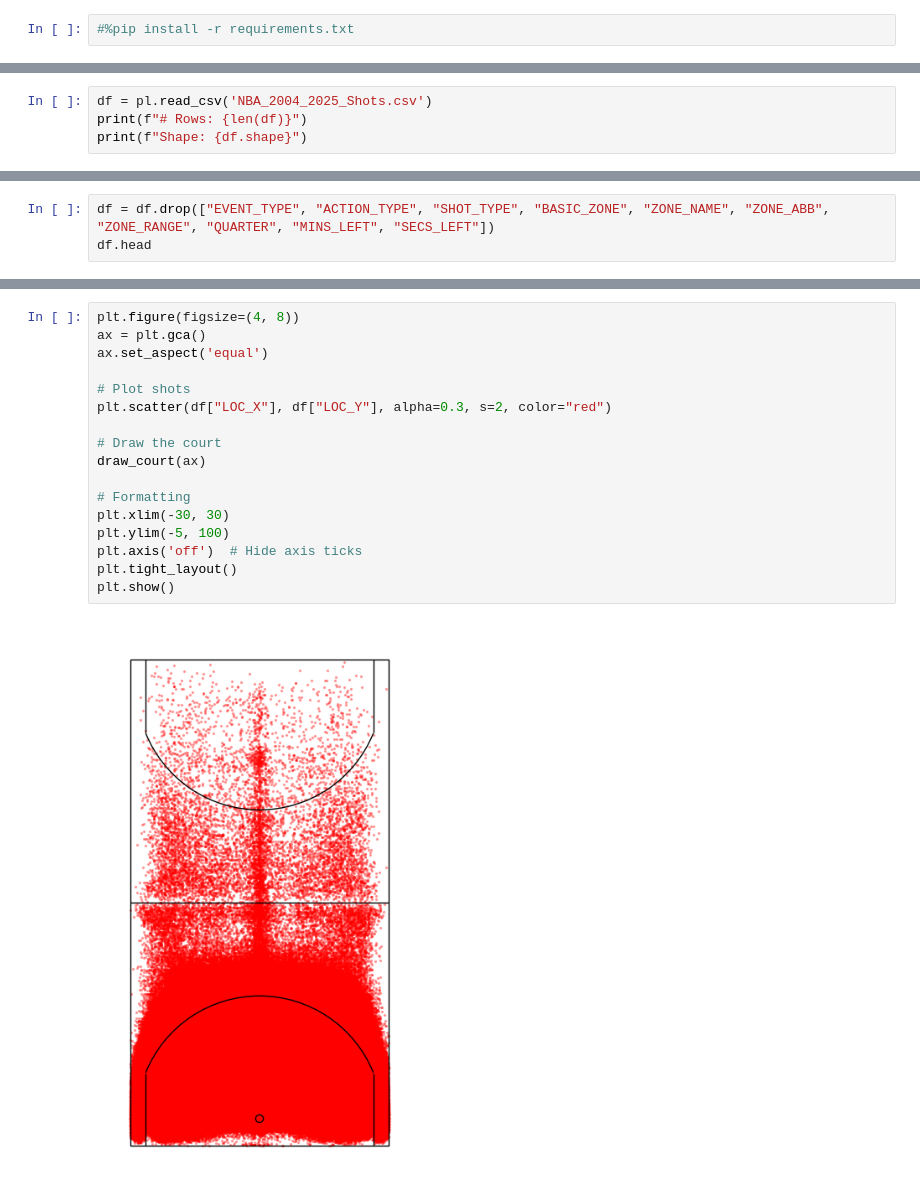
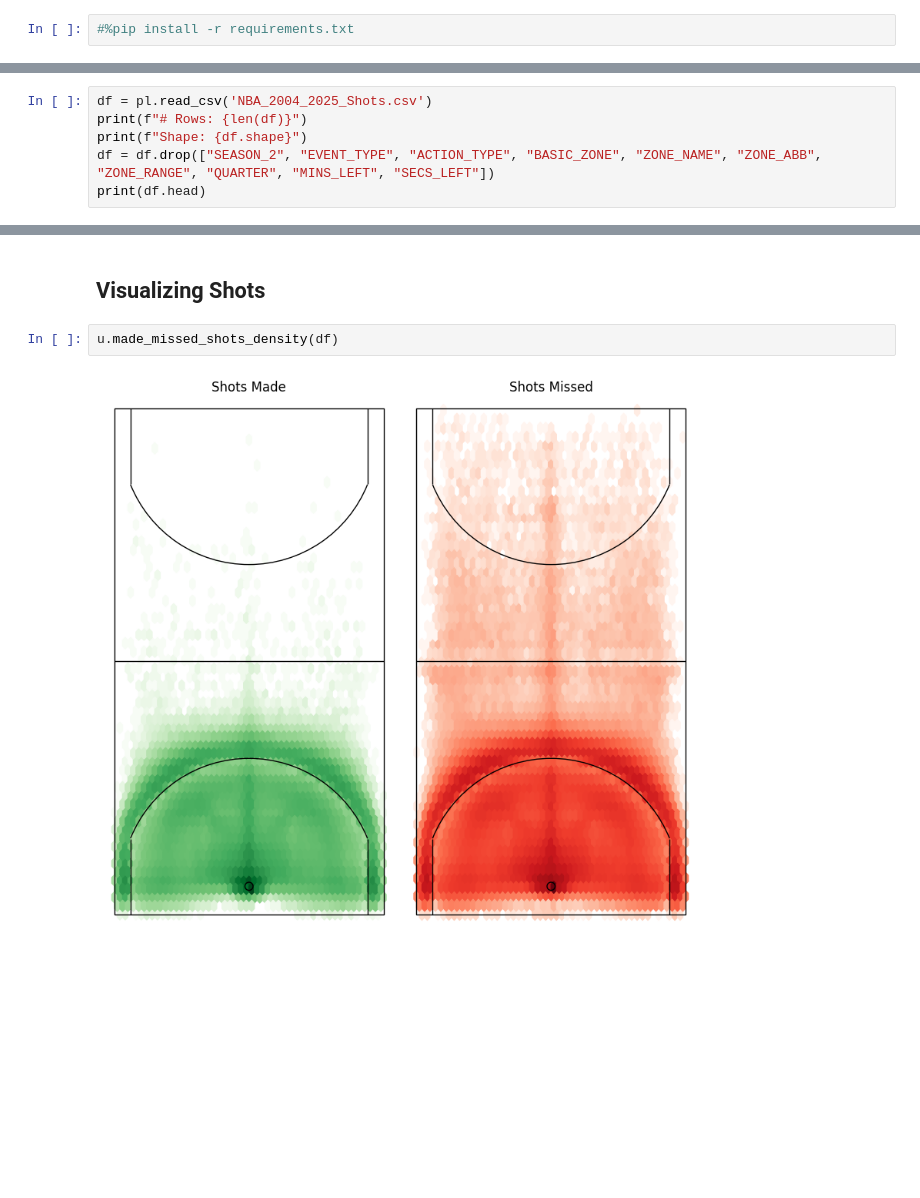
Before and after one commit to qghop/NBA-Re-Scoring, a Jupyter notebook: nba_re-scoring.ipynb, the cells around one changed output, grey strips where cells are left out. Drawn from its saved outputs; the diff is of its cells as text; blank space fills up the shorter version.

Commit message:
Added visualizations, utils script

```diff
--- a/nba_re-scoring.ipynb
+++ b/nba_re-scoring.ipynb
@@ -14,6 +35,8 @@ Thank you to https://github.com/DomSamangy/NBA_Shots_04_25
 df = pl.read_csv('NBA_2004_2025_Shots.csv')
 print(f"# Rows: {len(df)}")
 print(f"Shape: {df.shape}")
+df = df.drop(["SEASON_2", "EVENT_TYPE", "ACTION_TYPE", "BASIC_ZONE", "ZONE_NAME", "ZONE_ABB", "ZONE_RANGE", "QUARTER", "MINS_LEFT", "SECS_LEFT"])
+print(df.head)
 # %% [output]
 # Rows: 4443714
 Shape: (4443714, 24)
@@ -20,3 +57,0 @@ Shape: (4443714, 24)
-# %%
-df = df.drop(["EVENT_TYPE", "ACTION_TYPE", "SHOT_TYPE", "BASIC_ZONE", "ZONE_NAME", "ZONE_ABB", "ZONE_RANGE", "QUARTER", "MINS_LEFT", "SECS_LEFT"])
-df.head
@@ -73,19 +58,6 @@ def draw_court(ax=None, color='black', lw=1):
+# %% [markdown]
+## Visualizing Shots
 # %%
-plt.figure(figsize=(4, 8))
-ax = plt.gca()
-ax.set_aspect('equal')
-
-# Plot shots
-plt.scatter(df["LOC_X"], df["LOC_Y"], alpha=0.3, s=2, color="red")
-
-# Draw the court
-draw_court(ax)
-
-# Formatting
-plt.xlim(-30, 30)
-plt.ylim(-5, 100)
-plt.axis('off')  # Hide axis ticks
-plt.tight_layout()
-plt.show()
+u.made_missed_shots_density(df)
 # %% [output]
-[figure, old version]
+[figure, new version]
```
Also changed, not shown: parts of 14 cells of this notebook, 1 other file.
